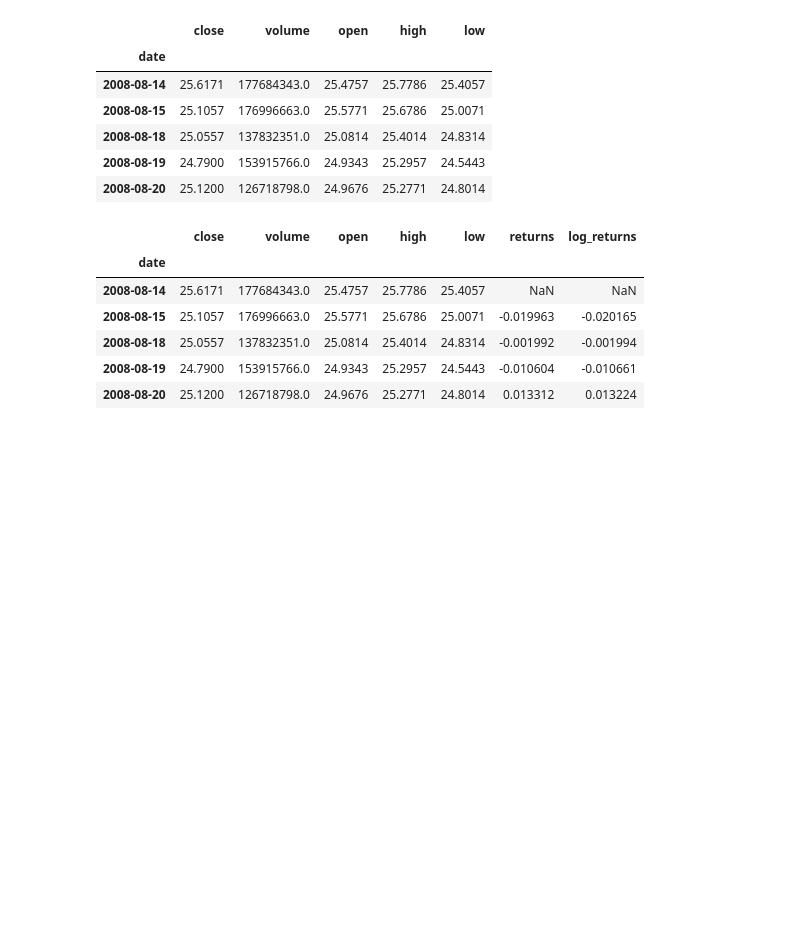
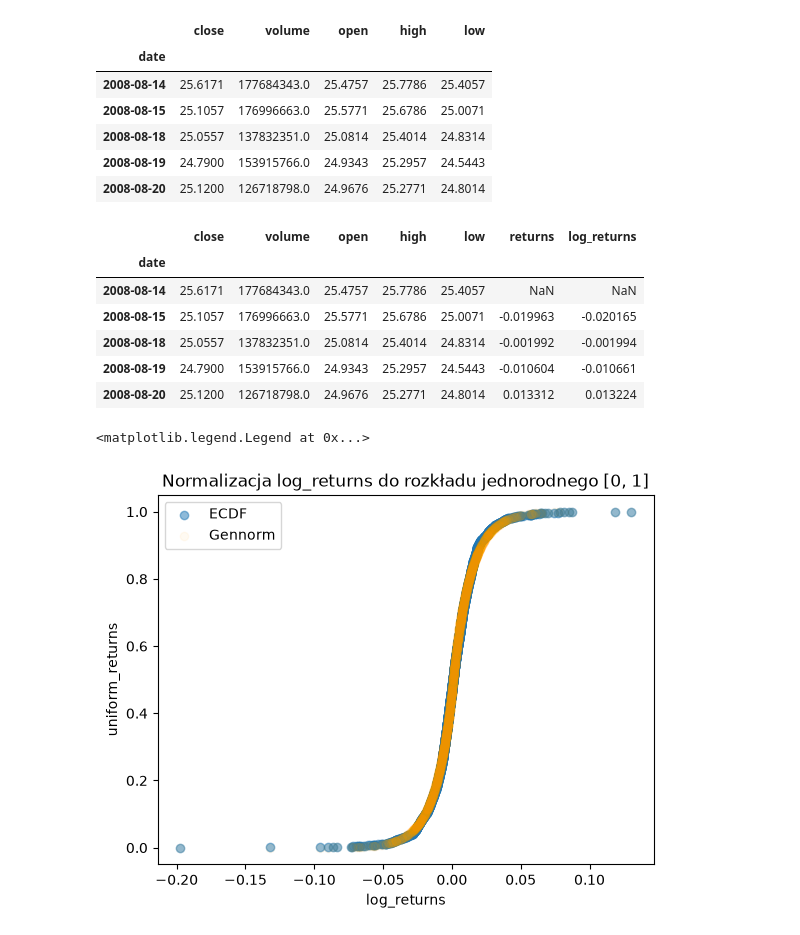
Before and after one commit to stanislawzapala/mamba-joint-distribution-finance, a Jupyter notebook: notebooks/exploratory_data_analysis.ipynb, the cells around one changed output. Saved outputs shown, nothing was run; the diff lists cells and outputs as text; code cells hidden in the pictures; blank space fills up the shorter version.

Commit message:
data preprocessing script, normalizing to uniform function

```diff
--- a/notebooks/exploratory_data_analysis.ipynb
+++ b/notebooks/exploratory_data_analysis.ipynb
@@ -48,3 +48,50 @@ data.head()
 | 2008-08-18 | 25.0557 | 137832351.0 | 25.0814 | 25.4014 | 24.8314 | -0.001992 | -0.001994 |
 | 2008-08-19 | 24.7900 | 153915766.0 | 24.9343 | 25.2957 | 24.5443 | -0.010604 | -0.010661 |
 | 2008-08-20 | 25.1200 | 126718798.0 | 24.9676 | 25.2771 | 24.8014 | 0.013312 | 0.013224 |
+# %%
+from scipy.stats import gennorm, rankdata
+
+def normalize_to_uniform(df: pd.DataFrame, column: str = 'log_returns', method: str = 'gennorm') -> pd.DataFrame:
+    """
+    Normalizuje wybraną kolumnę (np. log_returns) do rozkładu jednorodnego [0, 1].
+
+    Parametry:
+    - method: 'gennorm' (Parametryczny - Uogólniony Rozkład Normalny)
+              lub 'ecdf' (Nieparametryczny - Empiryczna Dystrybuanta)
+    """
+    df_clean = df.copy()
+
+    # Zabezpieczenie: pracujemy tylko na danych bez NaN (pierwszy wiersz z log_returns)
+    valid_data = df_clean[column].dropna()
+
+    if method == 'gennorm':
+        # 1. Dopasowanie modelu (fitting): Szukamy idealnego kształtu, średniej i odchylenia
+        beta, loc, scale = gennorm.fit(valid_data)
+
+        # 2. Mapowanie do [0,1] przy użyciu Dystrybuanty (CDF)
+        uniform_data = gennorm.cdf(valid_data, beta, loc=loc, scale=scale)
+
+    elif method == 'ecdf':
+        # Alternatywa: po prostu sortujemy dane i przypisujemy im rangi.
+        # Dzielimy przez (N+1), aby uniknąć idealnego 1.0, co czasem psuje wielomiany.
+        uniform_data = rankdata(valid_data) / (len(valid_data) + 1)
+
+    else:
+        raise ValueError("Metoda musi być 'gennorm' lub 'ecdf'")
+
+    # Tworzymy nową kolumnę z gotowymi danymi pod HCR
+    df_clean.loc[valid_data.index, 'uniform_returns'] = uniform_data
+
+    return df_clean
+# %%
+normalized_data_ecdf = normalize_to_uniform(data, column='log_returns', method='ecdf')
+normalized_data_gennorm = normalize_to_uniform(data, column='log_returns', method='gennorm')
+plt.scatter(normalized_data_ecdf['log_returns'], normalized_data_ecdf['uniform_returns'], alpha=0.5)
+plt.scatter(normalized_data_gennorm['log_returns'], normalized_data_gennorm['uniform_returns'], alpha=0.05, color='orange')
+plt.title('Normalizacja log_returns do rozkładu jednorodnego [0, 1]')
+plt.xlabel('log_returns')
+plt.ylabel('uniform_returns')
+plt.legend(['ECDF', 'Gennorm'])
+# %% [output]
+<matplotlib.legend.Legend at 0x...>
+[figure, added]
```
Also changed, not shown: parts of 1 cell of this notebook, 32 other files.
